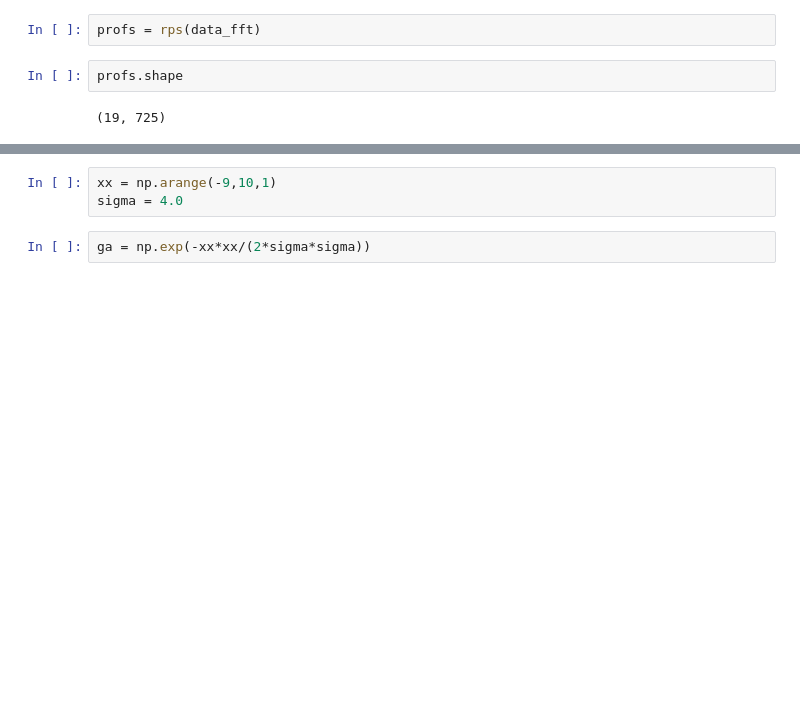
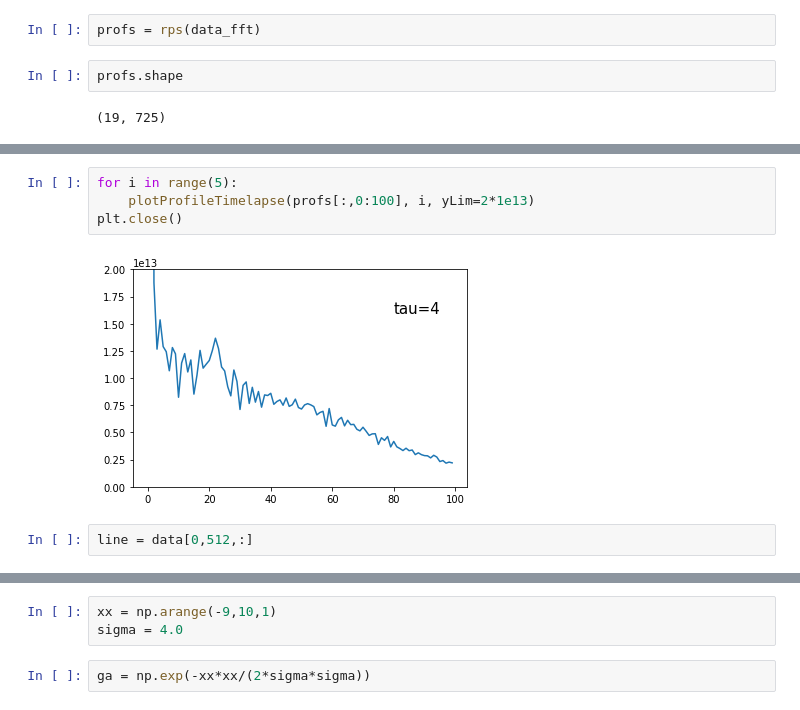
Before and after one commit to adibrov/jupyterNotebooks, a Jupyter notebook: particles_fft.ipynb, the cells around one changed output, grey strips where cells are left out. Cells and saved outputs as stored; diff of their text form; blank space fills up the shorter version.

```diff
--- a/particles_fft.ipynb
+++ b/particles_fft.ipynb
@@ -158,0 +104,8 @@ import gputools
+# %%
+for i in range(5):
+    plotProfileTimelapse(profs[:,0:100], i, yLim=2*1e13)
+plt.close()
+# %% [output]
+[figure, added]
+# %%
+line = data[0,512,:]
```
Also changed, not shown: parts of 47 cells of this notebook.
